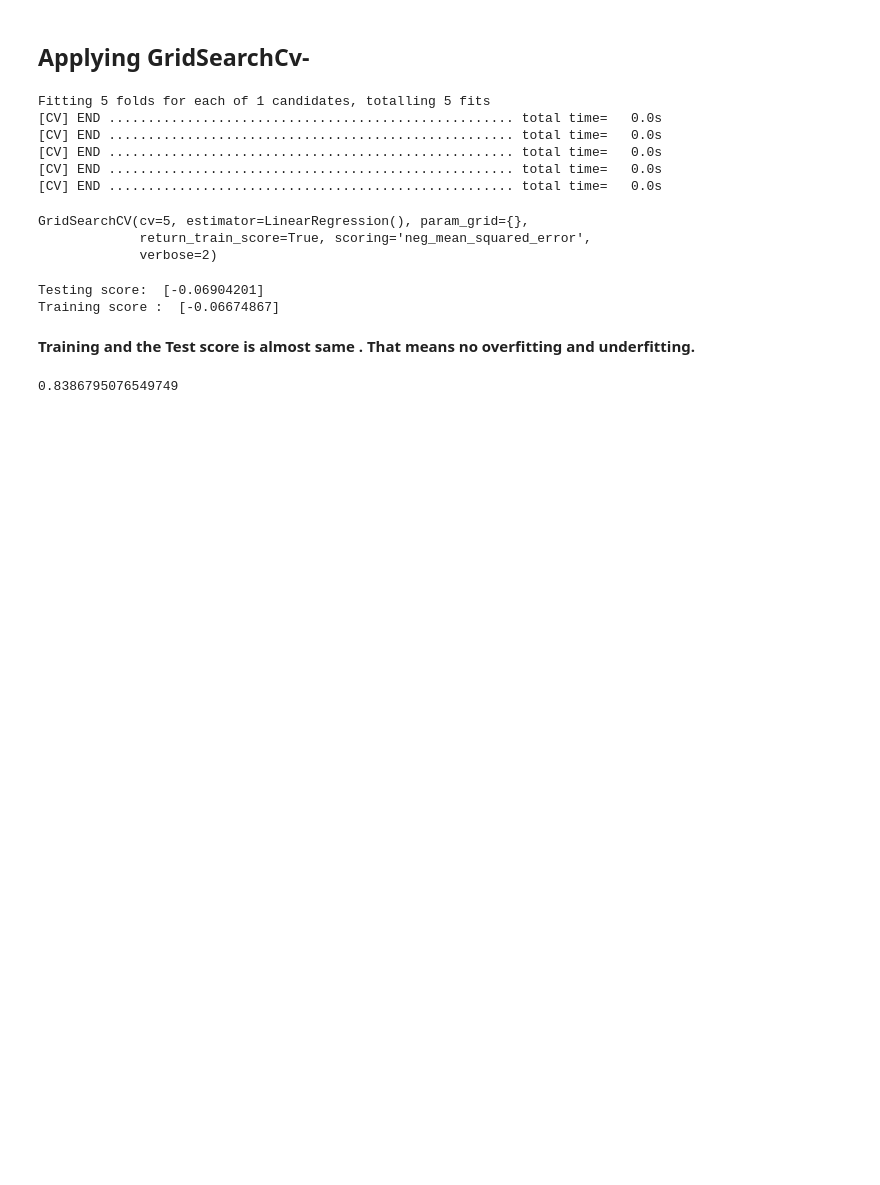
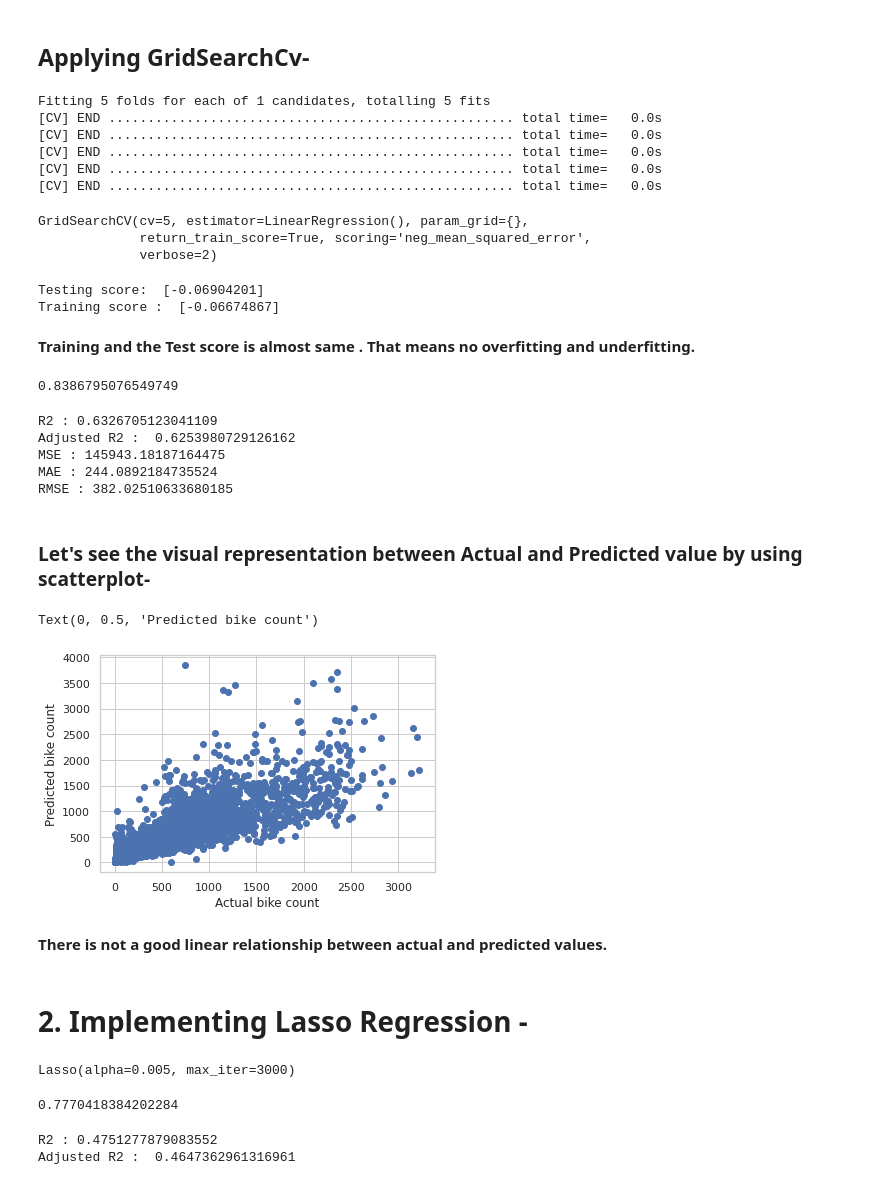
Before and after one commit to DhibarSumit10/Bike-Sharing-Demand-Prediction, a Jupyter notebook: Bike_Sharing_Demand_Prediction_Capstone_Project.ipynb, the cells around one changed output. Cells and saved outputs as stored; diff of their text form; code cells hidden in the pictures; blank space fills up the shorter version.

```diff
--- a/Bike_Sharing_Demand_Prediction_Capstone_Project.ipynb
+++ b/Bike_Sharing_Demand_Prediction_Capstone_Project.ipynb
@@ -532,3 +532,62 @@ reg = LinearRegression().fit(X_train, y_train)
 reg.score(X_train, y_train)
 # %% [output]
 0.8386795076549749
+# %%
+y_pred = reg.predict(X_test)
+# %%
+from sklearn.metrics import r2_score
+from sklearn.metrics import mean_squared_error
+from sklearn.metrics import mean_absolute_error
+
+r2 = r2_score(10**(y_test), 10**(y_pred))
+print("R2 :" ,r2)
+print("Adjusted R2 : ",1-(1-r2_score(10**(y_test), 10**(y_pred)))*((X_test.shape[0]-1)/(X_test.shape[0]-X_test.shape[1]-1)))
+
+MSE  = mean_squared_error(10**(y_test), 10**(y_pred))
+print("MSE :" , MSE)
+
+MAE=mean_absolute_error(10**(y_test), 10**(y_pred))
+print("MAE :" ,MAE)
+
+RMSE = np.sqrt(MSE)
+print("RMSE :" ,RMSE)
+# %% [output]
+R2 : 0.6326705123041109
+Adjusted R2 :  0.6253980729126162
+MSE : 145943.18187164475
+MAE : 244.0892184735524
+RMSE : 382.02510633680185
+# %% [markdown]
+### Let's see the visual representation between Actual and Predicted value by using scatterplot-
+# %%
+plt.scatter(10**(y_test), 10**(y_pred))
+plt.xlabel('Actual bike count')
+plt.ylabel('Predicted bike count')
+# %% [output]
+Text(0, 0.5, 'Predicted bike count')
+[figure, added]
+# %% [markdown]
+**There is not a good linear relationship between actual and predicted values.**
+# %% [markdown]
+# **2. Implementing Lasso Regression -**
+# %%
+from sklearn.linear_model import Lasso
+
+lasso  = Lasso(alpha=0.005 , max_iter= 3000)
+
+lasso.fit(X_train, y_train)
+# %% [output]
+Lasso(alpha=0.005, max_iter=3000)
+# %%
+lasso.score(X_train, y_train)
+# %% [output]
+0.7770418384202284
+# %%
+y_pred_l = lasso.predict(X_test)
+
+r2 = r2_score(10**(y_test), 10**(y_pred_l))
+print("R2 :" ,r2)
+print("Adjusted R2 : ",1-(1-r2_score(10**(y_test), 10**(y_pred_l)))*((X_test.shape[0]-1)/(X_test.shape[0]-X_test.shape[1]-1)))
+# %% [output]
+R2 : 0.4751277879083552
+Adjusted R2 :  0.4647362961316961
```
Also changed, not shown: parts of 53 cells of this notebook.
